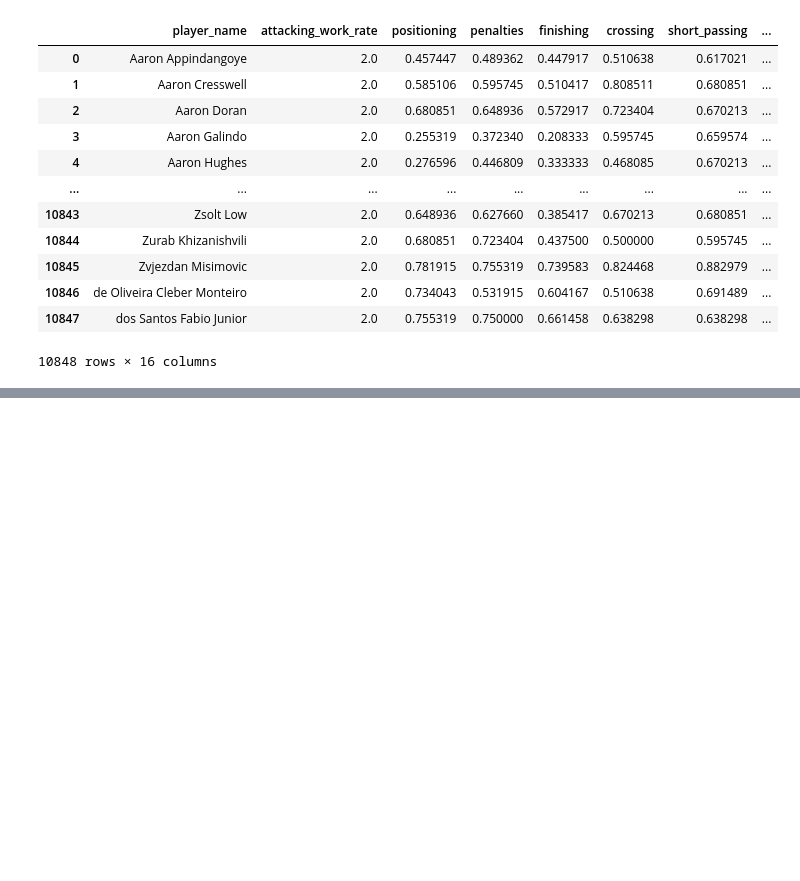
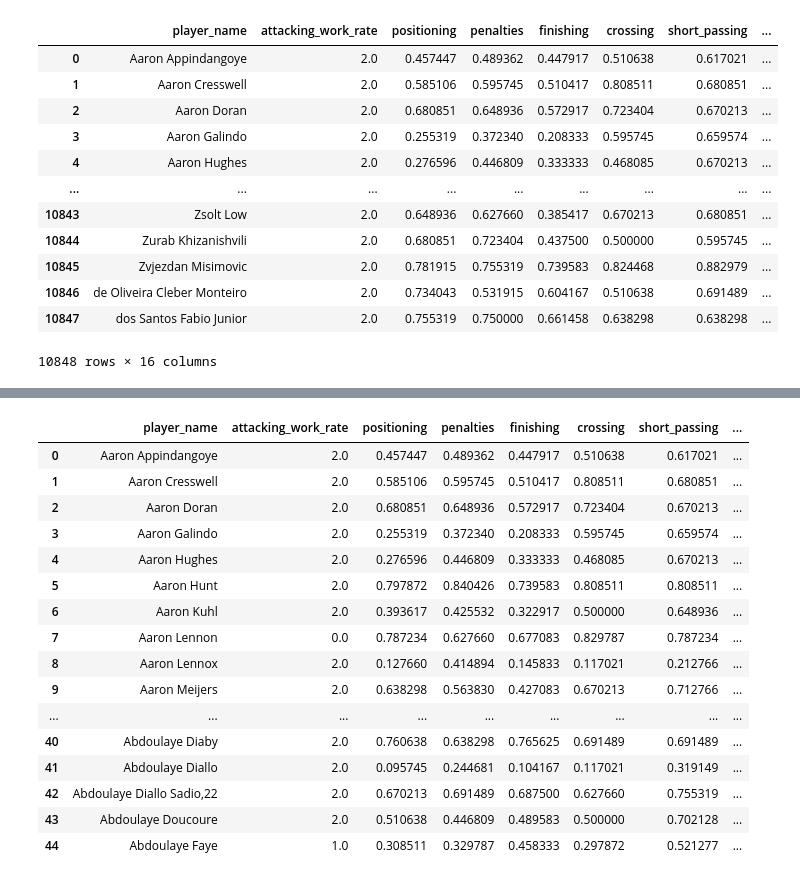
Before and after one commit to rahiqi-al/football-_clustering, a Jupyter notebook: player_cluster.ipynb, the cells around one changed output, grey strips where cells are left out. Drawn from its saved outputs; the diff is of its cells as text; code cells hidden in the pictures; blank space fills up the shorter version.

```diff
--- a/player_cluster.ipynb
+++ b/player_cluster.ipynb
@@ -134,0 +161,32 @@ plt.show()
+# %%
+def type_player(x):
+    if x == 0 :
+        return 'milieu'
+    elif x == 1:
+        return 'gardien'
+    elif x == 2:
+        return "defenseur"
+    else:
+        return 'attaquant'
+
+check_df['type']=  check_df['clusters'].apply(type_player)
+# %%
+check_df.head(45)
+# %% [output]
+|  | player_name | attacking_work_rate | positioning | penalties | finishing | crossing | short_passing | ... |
+| 0 | Aaron Appindangoye | 2.0 | 0.457447 | 0.489362 | 0.447917 | 0.510638 | 0.617021 | ... |
+| 1 | Aaron Cresswell | 2.0 | 0.585106 | 0.595745 | 0.510417 | 0.808511 | 0.680851 | ... |
+| 2 | Aaron Doran | 2.0 | 0.680851 | 0.648936 | 0.572917 | 0.723404 | 0.670213 | ... |
+| 3 | Aaron Galindo | 2.0 | 0.255319 | 0.372340 | 0.208333 | 0.595745 | 0.659574 | ... |
+| 4 | Aaron Hughes | 2.0 | 0.276596 | 0.446809 | 0.333333 | 0.468085 | 0.670213 | ... |
+| 5 | Aaron Hunt | 2.0 | 0.797872 | 0.840426 | 0.739583 | 0.808511 | 0.808511 | ... |
+| 6 | Aaron Kuhl | 2.0 | 0.393617 | 0.425532 | 0.322917 | 0.500000 | 0.648936 | ... |
+| 7 | Aaron Lennon | 0.0 | 0.787234 | 0.627660 | 0.677083 | 0.829787 | 0.787234 | ... |
+| 8 | Aaron Lennox | 2.0 | 0.127660 | 0.414894 | 0.145833 | 0.117021 | 0.212766 | ... |
+| 9 | Aaron Meijers | 2.0 | 0.638298 | 0.563830 | 0.427083 | 0.670213 | 0.712766 | ... |
+| ... | ... | ... | ... | ... | ... | ... | ... | ... |
+| 40 | Abdoulaye Diaby | 2.0 | 0.760638 | 0.638298 | 0.765625 | 0.691489 | 0.691489 | ... |
+| 41 | Abdoulaye Diallo | 2.0 | 0.095745 | 0.244681 | 0.104167 | 0.117021 | 0.319149 | ... |
+| 42 | Abdoulaye Diallo Sadio,22 | 2.0 | 0.670213 | 0.691489 | 0.687500 | 0.627660 | 0.755319 | ... |
+| 43 | Abdoulaye Doucoure | 2.0 | 0.510638 | 0.446809 | 0.489583 | 0.500000 | 0.702128 | ... |
+| 44 | Abdoulaye Faye | 1.0 | 0.308511 | 0.329787 | 0.458333 | 0.297872 | 0.521277 | ... |
```
Also changed, not shown: parts of 9 cells of this notebook, 1 other file.
